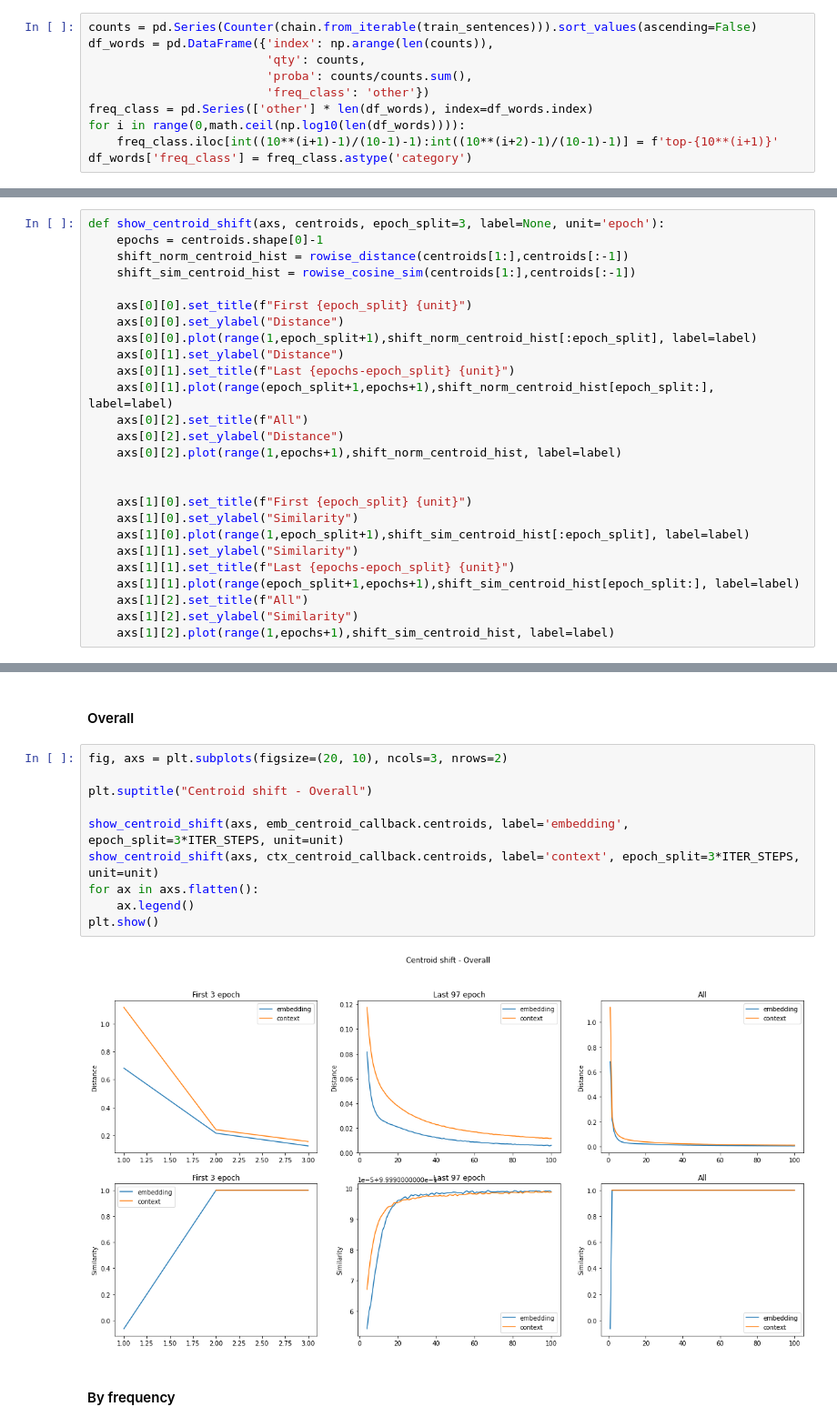
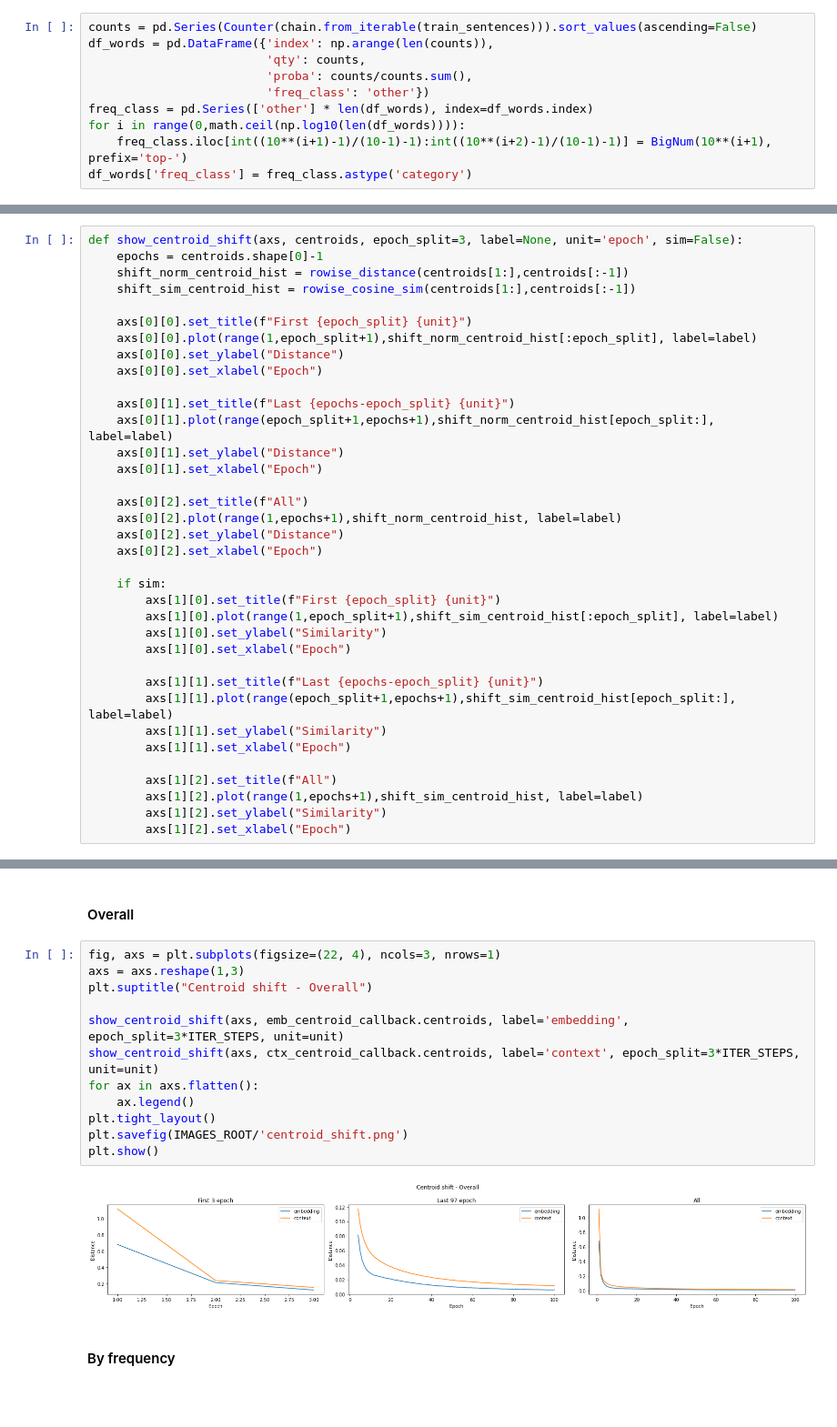
Before and after one commit to juancruzsosa/thesis, a Jupyter notebook: W2V_Stability.ipynb, the cells around one changed output, grey strips where cells are left out. Shown at 91% size. Saved outputs shown, nothing was run; the diff lists cells and outputs as text; blank space fills up the shorter version.

```diff
--- a/W2V_Stability.ipynb
+++ b/W2V_Stability.ipynb
@@ -114,7 +148,7 @@ df_words = pd.DataFrame({'index': np.arange(len(counts)),
                          'freq_class': 'other'})
 freq_class = pd.Series(['other'] * len(df_words), index=df_words.index)
 for i in range(0,math.ceil(np.log10(len(df_words)))):
-    freq_class.iloc[int((10**(i+1)-1)/(10-1)-1):int((10**(i+2)-1)/(10-1)-1)] = f'top-{10**(i+1)}'
+    freq_class.iloc[int((10**(i+1)-1)/(10-1)-1):int((10**(i+2)-1)/(10-1)-1)] = BigNum(10**(i+1), prefix='top-')
 df_words['freq_class'] = freq_class.astype('category')
 # %% [markdown]
 ## Dataset Exploration
@@ -463,47 +513,59 @@ plt.show()
 # %%
 unit = 'iters' if ITER_STEPS != 1 else 'epoch'
 # %%
-def show_centroid_shift(axs, centroids, epoch_split=3, label=None, unit='epoch'):
+def show_centroid_shift(axs, centroids, epoch_split=3, label=None, unit='epoch', sim=False):
     epochs = centroids.shape[0]-1
     shift_norm_centroid_hist = rowise_distance(centroids[1:],centroids[:-1])
     shift_sim_centroid_hist = rowise_cosine_sim(centroids[1:],centroids[:-1])
 
     axs[0][0].set_title(f"First {epoch_split} {unit}")
+    axs[0][0].plot(range(1,epoch_split+1),shift_norm_centroid_hist[:epoch_split], label=label)
     axs[0][0].set_ylabel("Distance")
-    axs[0][0].plot(range(1,epoch_split+1),shift_norm_centroid_hist[:epoch_split], label=label)
-    axs[0][1].set_ylabel("Distance")
+    axs[0][0].set_xlabel("Epoch")
+
     axs[0][1].set_title(f"Last {epochs-epoch_split} {unit}")
     axs[0][1].plot(range(epoch_split+1,epochs+1),shift_norm_centroid_hist[epoch_split:], label=label)
+    axs[0][1].set_ylabel("Distance")
+    axs[0][1].set_xlabel("Epoch")
+
     axs[0][2].set_title(f"All")
+    axs[0][2].plot(range(1,epochs+1),shift_norm_centroid_hist, label=label)
     axs[0][2].set_ylabel("Distance")
-    axs[0][2].plot(range(1,epochs+1),shift_norm_centroid_hist, label=label)
+    axs[0][2].set_xlabel("Epoch")
 
+    if sim:
+        axs[1][0].set_title(f"First {epoch_split} {unit}")
+        axs[1][0].plot(range(1,epoch_split+1),shift_sim_centroid_hist[:epoch_split], label=label)
+        axs[1][0].set_ylabel("Similarity")
+        axs[1][0].set_xlabel("Epoch")
 
-    axs[1][0].set_title(f"First {epoch_split} {unit}")
-    axs[1][0].set_ylabel("Similarity")
-    axs[1][0].plot(range(1,epoch_split+1),shift_sim_centroid_hist[:epoch_split], label=label)
-    axs[1][1].set_ylabel("Similarity")
-    axs[1][1].set_title(f"Last {epochs-epoch_split} {unit}")
-    axs[1][1].plot(range(epoch_split+1,epochs+1),shift_sim_centroid_hist[epoch_split:], label=label)
-    axs[1][2].set_title(f"All")
-    axs[1][2].set_ylabel("Similarity")
-    axs[1][2].plot(range(1,epochs+1),shift_sim_centroid_hist, label=label)
+        axs[1][1].set_title(f"Last {epochs-epoch_split} {unit}")
+        axs[1][1].plot(range(epoch_split+1,epochs+1),shift_sim_centroid_hist[epoch_split:], label=label)
+        axs[1][1].set_ylabel("Similarity")
+        axs[1][1].set_xlabel("Epoch")
+
+        axs[1][2].set_title(f"All")
+        axs[1][2].plot(range(1,epochs+1),shift_sim_centroid_hist, label=label)
+        axs[1][2].set_ylabel("Similarity")
+        axs[1][2].set_xlabel("Epoch")
 # %% [markdown]
 Medida de que tan se aleja (en distancia $L^2$ y ánglulo) el centroide al terminar una epocá con respecto al centroide de la epoca anterior
 # %% [markdown]
 #### Overall
 # %%
-fig, axs = plt.subplots(figsize=(20, 10), ncols=3, nrows=2)
-
+fig, axs = plt.subplots(figsize=(22, 4), ncols=3, nrows=1)
+axs = axs.reshape(1,3)
 plt.suptitle("Centroid shift - Overall")
 
 show_centroid_shift(axs, emb_centroid_callback.centroids, label='embedding', epoch_split=3*ITER_STEPS, unit=unit)
 show_centroid_shift(axs, ctx_centroid_callback.centroids, label='context', epoch_split=3*ITER_STEPS, unit=unit)
 for ax in axs.flatten():
     ax.legend()
+plt.tight_layout()
+plt.savefig(IMAGES_ROOT/'centroid_shift.png')
 plt.show()
 # %% [output]
-[figure, old version]
+[figure, new version]
 # %% [markdown]
 #### By frequency
 # %% [markdown]
```
Also changed, not shown: parts of 26 cells of this notebook, 1 other file.
